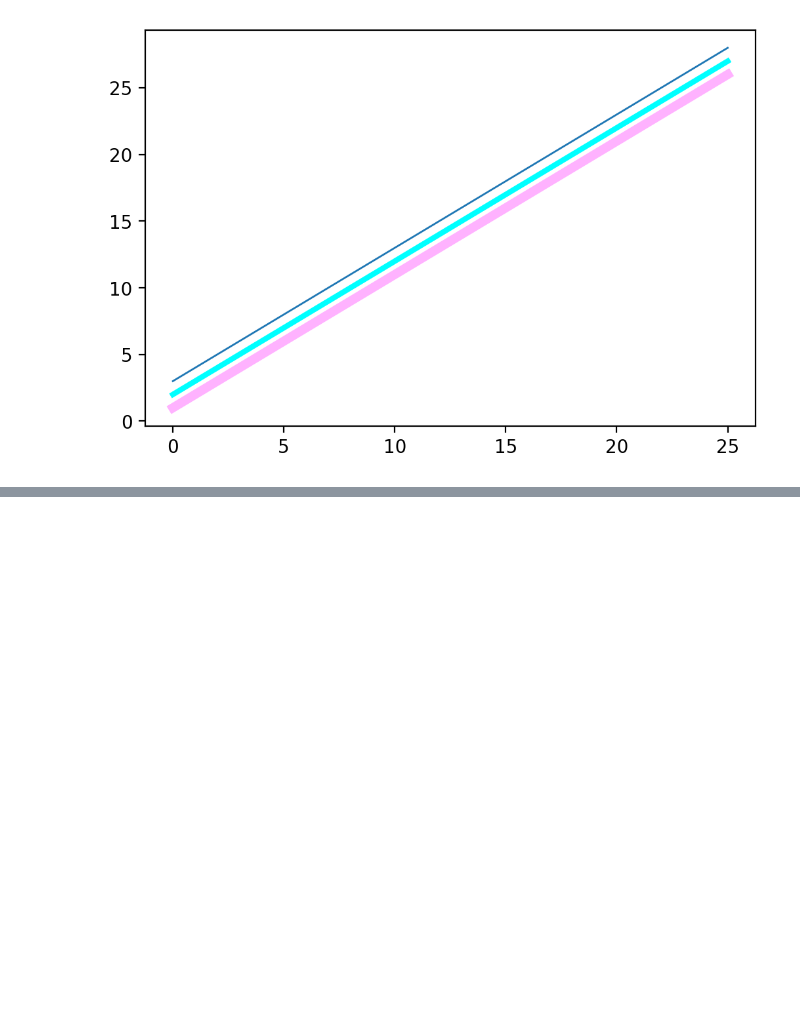
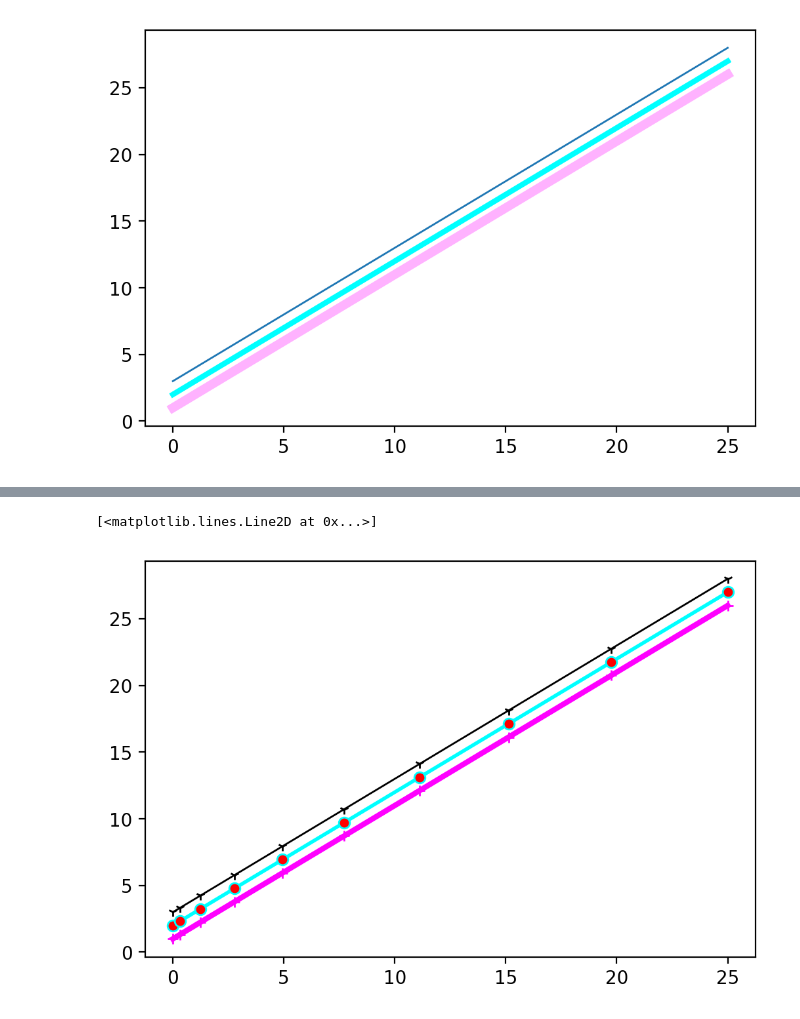
Before and after one commit to ShravanKumar-404/Simplilearn_practice, a Jupyter notebook: python_beginners/matplotlib/test.ipynb, the cells around one changed output, grey strips where cells are left out. Saved outputs shown, nothing was run; the diff lists cells and outputs as text; code cells hidden in the pictures; blank space fills up the shorter version.

```diff
--- a/python_beginners/matplotlib/test.ipynb
+++ b/python_beginners/matplotlib/test.ipynb
@@ -100,0 +101,8 @@ axis.plot(y,y+3, color="black",lw=1, alpha = 1, linestyle="--")
+# %%
+fig,axis = plt.subplots(dpi=200)
+axis.plot(y,y+1,color="magenta", lw=3, marker="+")
+axis.plot(y,y+2, color="cyan", lw=2, marker="o", markerfacecolor="red")
+axis.plot(y,y+3, color="black",lw=1, marker="1", markersize=5)
+# %% [output]
+[<matplotlib.lines.Line2D at 0x...>]
+[figure, added]
```
Also changed, not shown: parts of 1 cell of this notebook.
